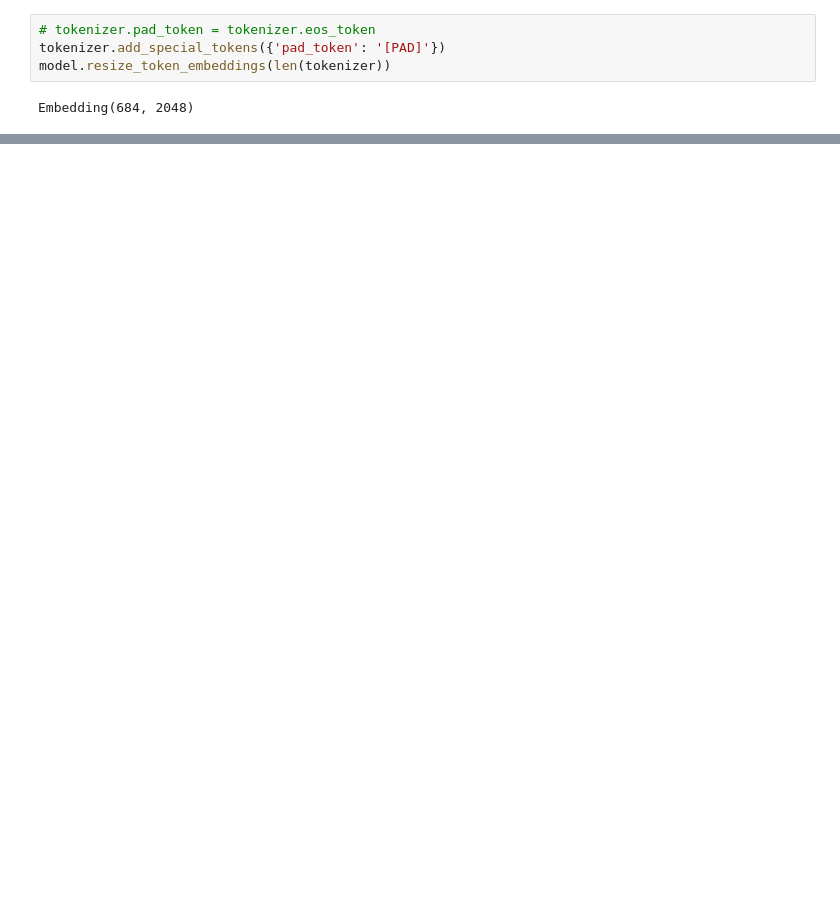
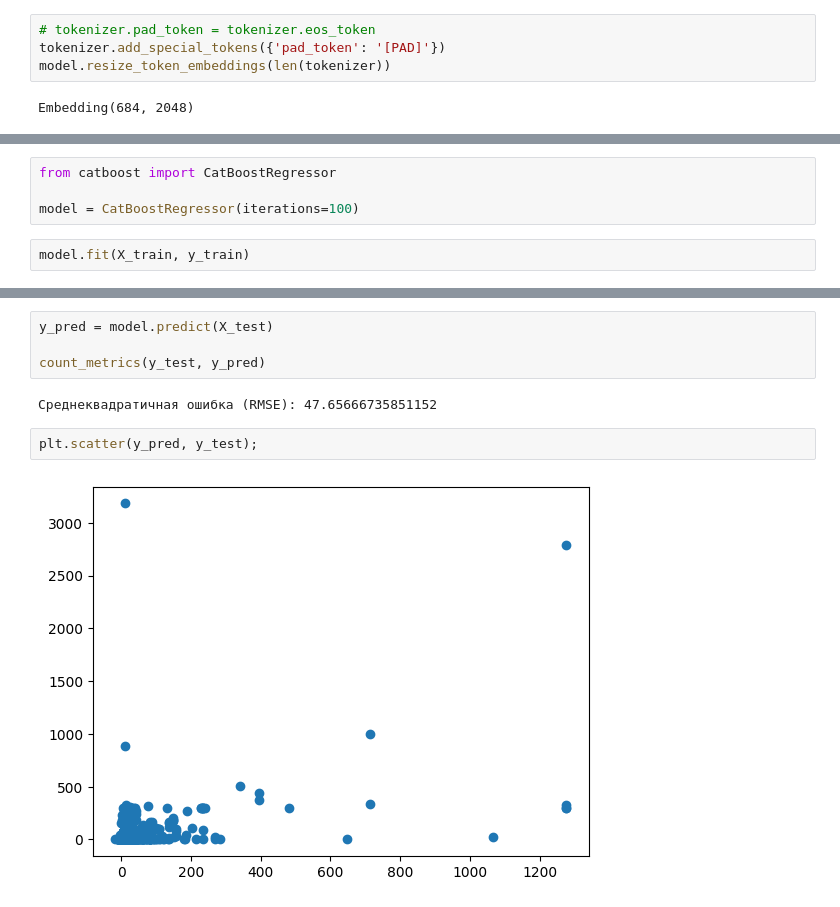
Before and after one commit to Maximrez/Chemical-Prediction, a Jupyter notebook: chem_gpt_usage.ipynb, the cells around one changed output, grey strips where cells are left out. Cells and saved outputs as stored; diff of their text form; blank space fills up the shorter version.

```diff
--- a/chem_gpt_usage.ipynb
+++ b/chem_gpt_usage.ipynb
@@ -51,0 +191,6 @@ tensor([[[-7.1804, -9.7743, -2.2289,  ..., -9.0250, -8.9126, -9.0824],
+# %%
+from catboost import CatBoostRegressor
+
+model = CatBoostRegressor(iterations=100)
+# %%
+model.fit(X_train, y_train)
@@ -51,0 +216,10 @@ tensor([[[-7.1804, -9.7743, -2.2289,  ..., -9.0250, -8.9126, -9.0824],
+# %%
+y_pred = model.predict(X_test)
+
+count_metrics(y_test, y_pred)
+# %% [output]
+Среднеквадратичная ошибка (RMSE): 47.65666735851152
+# %%
+plt.scatter(y_pred, y_test);
+# %% [output]
+[figure, added]
```
Also changed, not shown: parts of 47 cells of this notebook.
